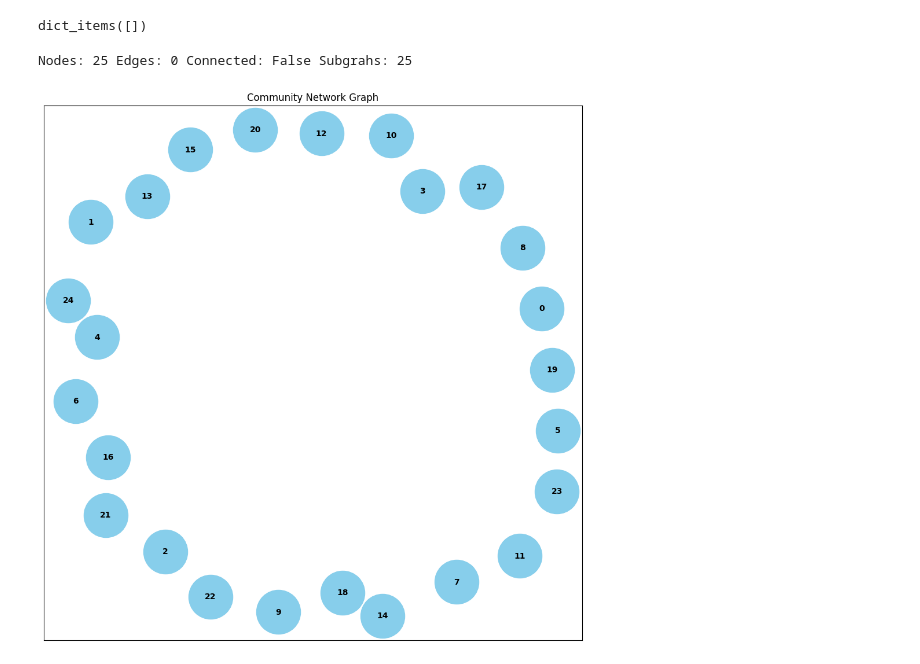
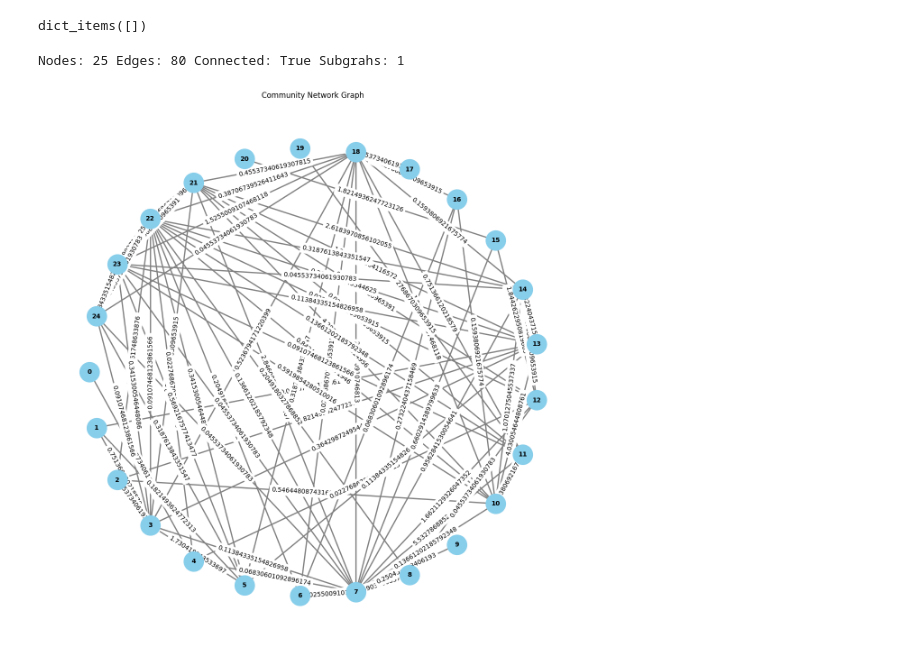
Before and after one commit to PALFA11/MATH3888, a Jupyter notebook: Clique percolation.ipynb, the cells around one changed output. Saved outputs shown, nothing was run; the diff lists cells and outputs as text; code cells hidden in the pictures.

```diff
--- a/Clique percolation.ipynb
+++ b/Clique percolation.ipynb
@@ -222,7 +222,13 @@ for edge in G0.edges():
 
 G = G0.subgraph(max(nx.connected_components(G0),key=len))
 
-communities = k_clique_communities(G, k)
+communities = list(k_clique_communities(G, k))  # Convert generator to list
+
+# Create a mapping from node to community index
+node_to_community = {}
+for i, community in enumerate(communities):
+    for node in community:
+        node_to_community[node] = i
 
 # Create a new graph for communities
 community_graph = nx.Graph()
@@ -231,26 +237,33 @@ community_graph = nx.Graph()
 for i, community in enumerate(communities):
     community_graph.add_node(i, members=community)
 
-# Add edges between communities based on shared nodes
-for i, comm_i in enumerate(communities):
-    for j, comm_j in enumerate(communities):
-        if i < j:
-            shared_nodes = comm_i.intersection(comm_j)
-            if shared_nodes:
-                print(f"Adding edge between community {i} and {j} with {len(shared_nodes)} shared nodes")
-                community_graph.add_edge(i, j, weight=len(shared_nodes))
+# Calculate the average community size
+average_community_size = sum(len(community) for community in communities) / len(communities)
+
+# Add edges between communities based on direct connections
+for edge in G.edges():
+    node_u, node_v = edge
+    comm_u = node_to_community.get(node_u)
+    comm_v = node_to_community.get(node_v)
+    if comm_u is not None and comm_v is not None and comm_u != comm_v:
+        if not community_graph.has_edge(comm_u, comm_v):
+            # Set initial weight based on number of shared connections
+            community_graph.add_edge(comm_u, comm_v, weight=1 / average_community_size)
+        else:
+            # Update weight based on additional connections
+            community_graph[comm_u][comm_v]['weight'] += 1 / average_community_size
 # %%
 graph_info(community_graph)
 # %% [output]
-Nodes: 25 Edges: 0 Connected: False Subgrahs: 25
+Nodes: 25 Edges: 80 Connected: True Subgrahs: 1
 # %%
-pos = nx.spring_layout(community_graph)
+pos = nx.shell_layout(community_graph)
 plt.figure(figsize=(12, 12))
-nx.draw(community_graph, pos, node_size=3000, node_color='skyblue', width=10, edge_color='gray')
+nx.draw(community_graph, pos, node_size=1000, node_color='skyblue', width=2, edge_color='gray')
 nx.draw_networkx_labels(community_graph, pos, font_size=10, font_weight='bold')
 labels = nx.get_edge_attributes(community_graph, 'weight')
 nx.draw_networkx_edge_labels(community_graph, pos, edge_labels=labels)
 plt.title('Community Network Graph')
 plt.show()
 # %% [output]
-[figure, old version]
+[figure, new version]
```
